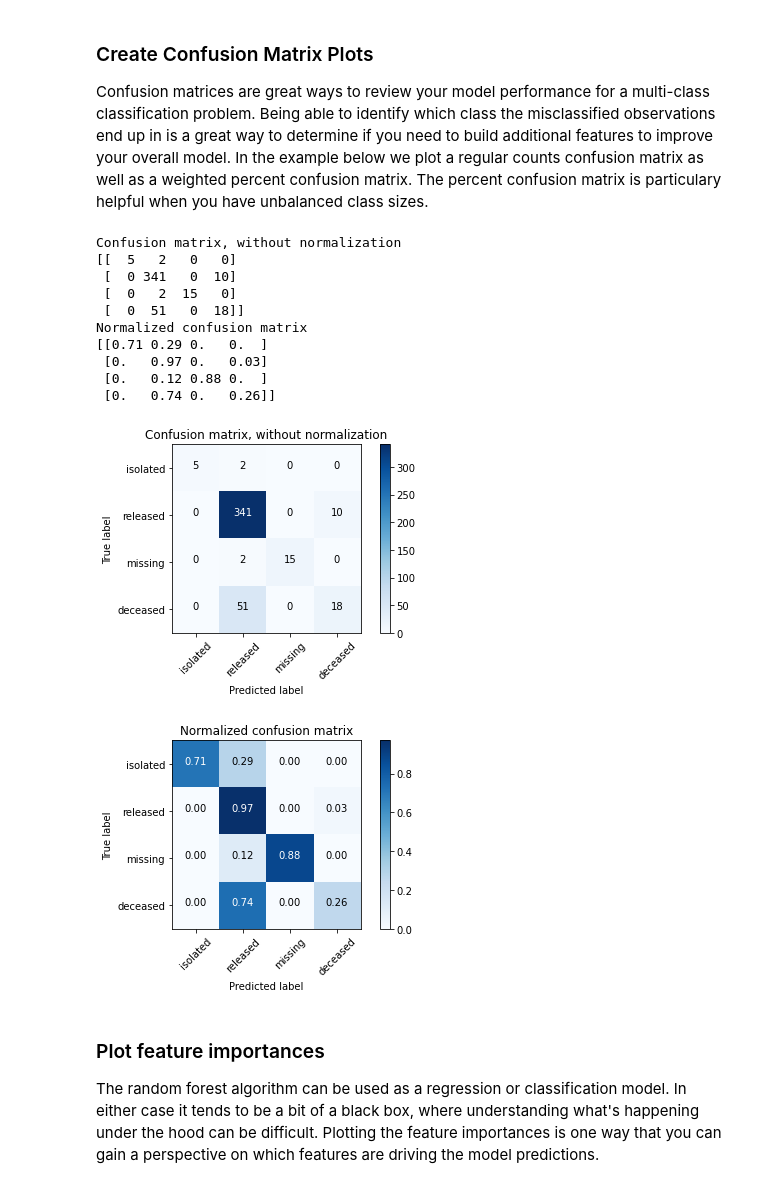
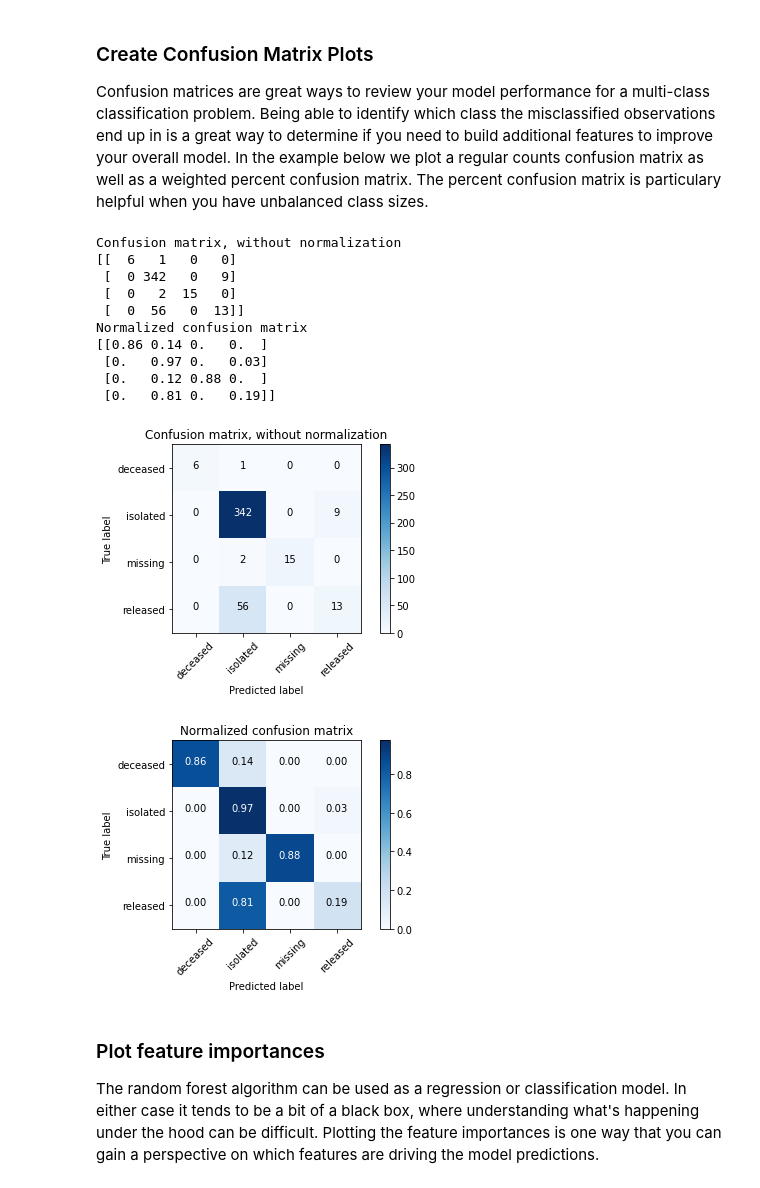
Before and after one commit to mendyhsu/Springboard, a Jupyter notebook: Unit14_4_Random_Forest_Covid_Case_Study/RandomForest_casestudy_covid19.ipynb, the cells around one changed output. Cells and saved outputs as stored; diff of their text form; code cells hidden in the pictures.

```diff
--- a/Unit14_4_Random_Forest_Covid_Case_Study/RandomForest_casestudy_covid19.ipynb
+++ b/Unit14_4_Random_Forest_Covid_Case_Study/RandomForest_casestudy_covid19.ipynb
@@ -154,9 +177,9 @@ columns = ['global_num','birth_year','infection_order','infected_by','contact_nu
 df.loc[:, columns] = df[columns].fillna(df[columns].mean())
 # %% [markdown]
  **<font color='teal'> Create a new column named `n_age` which is the calculated age based on the birth year column.</font>**
-# %%
-df['birth_year'] = df['birth_year'].astype('int')
-df['n_age'] = 2020 - df['birth_year']
+# %%
+df['n_age'] = 2020 - df['birth_year']
+df['age'] = (df['n_age'] // 10 * 10).astype('int').astype('str') + ['s']
 # %% [markdown]
  **<font color='teal'> Fill the rest of the missing values with any method.</font>**
 # %%
@@ -204,7 +227,7 @@ df.head()
 # %% [markdown]
 Remove date columns from the data.
 # %%
-df = df.drop(['symptom_onset_date','confirmed_date','released_date','deceased_date'],axis =1)
+df = df.drop(['symptom_onset_date','confirmed_date','released_date','deceased_date', 'age_range'],axis =1)
 # %% [markdown]
 Review the count of unique values by column.
 # %%
@@ -336,8 +361,8 @@ dtypes: float64(5), int64(4), object(6)
 memory usage: 260.0+ KB
 # %%
 df_fin = pd.concat(
-    (df.drop(columns=dfo.columns.values).drop(columns=['age', 'patient_id', 'disease']),
-     pd.get_dummies(dfo, drop_first=False)),
+    (df.drop(columns=dfo.columns.values).drop(columns=['disease']),
+     pd.get_dummies(dfo, drop_first=False)), # Create dummy features for object type features
     axis=1)
 
 resp_col = df_fin.columns.str.contains('state')
@@ -458,37 +484,37 @@ def plot_confusion_matrix(cm, classes,
     plt.xlabel('Predicted label')
     plt.tight_layout()
 # %%
-class_names=['isolated','released','missing','deceased'] # name of classes
+class_names = model_res.classes_ # name of classes
 
 # Compute confusion matrix
 cnf_matrix = confusion_matrix(y_test, y_pred)
 np.set_printoptions(precision=2)
 
 # Plot non-normalized confusion matrix
 plt.figure()
 plot_confusion_matrix(cnf_matrix, classes=class_names,
                       title='Confusion matrix, without normalization')
-#plt.savefig('figures/RF_cm_multi_class.png')
+plt.savefig('figures/RF_cm_multi_class.png')
 
 # Plot normalized confusion matrix
 plt.figure()
 plot_confusion_matrix(cnf_matrix, classes=class_names, normalize=True,
                       title='Normalized confusion matrix')
-#plt.savefig('figures/RF_cm_proportion_multi_class.png', bbox_inches="tight")
+plt.savefig('figures/RF_cm_proportion_multi_class.png', bbox_inches="tight")
 plt.show()
 # %% [output]
 Confusion matrix, without normalization
-[[  5   2   0   0]
- [  0 341   0  10]
+[[  6   1   0   0]
+ [  0 342   0   9]
  [  0   2  15   0]
- [  0  51   0  18]]
+ [  0  56   0  13]]
 Normalized confusion matrix
-[[0.71 0.29 0.   0.  ]
+[[0.86 0.14 0.   0.  ]
  [0.   0.97 0.   0.03]
  [0.   0.12 0.88 0.  ]
- [0.   0.74 0.   0.26]]
+ [0.   0.81 0.   0.19]]
-[figure, old version]
+[figure, new version]
-[figure, old version]
+[figure, new version]
 # %% [markdown]
 ### Plot feature importances
 The random forest algorithm can be used as a regression or classification model. In either case it tends to be a bit of a black box, where understanding what's happening under the hood can be difficult. Plotting the feature importances is one way that you can gain a perspective on which features are driving the model predictions.
```
Also changed, not shown: parts of 28 cells of this notebook, 4 other files.
